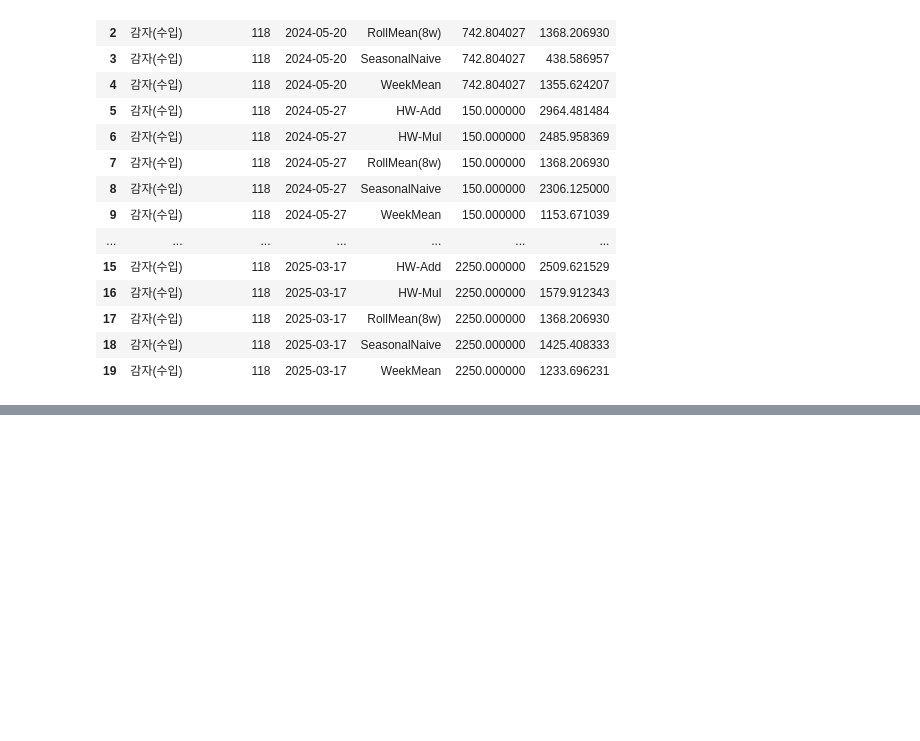
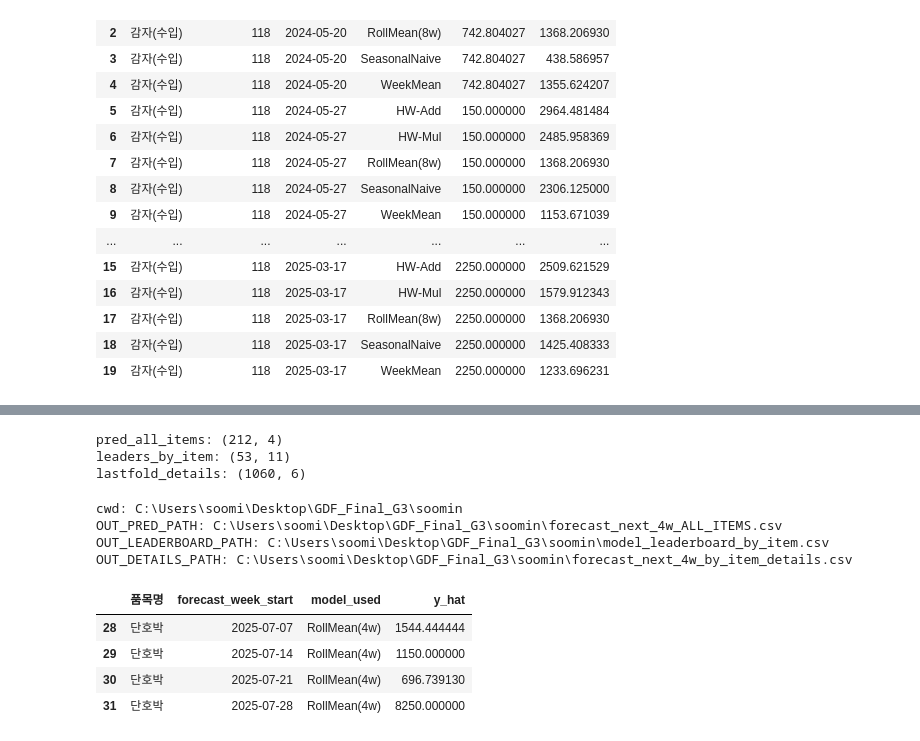
Before and after one commit to ssoom98/Data_Farmers, a Jupyter notebook: soomin/BASELINE_MODEL.ipynb, the cells around one changed output, grey strips where cells are left out. Drawn from its saved outputs; the diff is of its cells as text; code cells hidden in the pictures; blank space fills up the shorter version.

```diff
--- a/soomin/BASELINE_MODEL.ipynb
+++ b/soomin/BASELINE_MODEL.ipynb
@@ -491,0 +878,27 @@ display(lastfold_details.head(20))
+# %%
+print("pred_all_items:", pred_all_items.shape)
+print("leaders_by_item:", leaders_by_item.shape)
+print("lastfold_details:", lastfold_details.shape)
+# %% [output]
+pred_all_items: (212, 4)
+leaders_by_item: (53, 11)
+lastfold_details: (1060, 6)
+# %%
+import os
+print("cwd:", os.getcwd())
+print("OUT_PRED_PATH:", os.path.abspath(OUT_PRED_PATH))
+print("OUT_LEADERBOARD_PATH:", os.path.abspath(OUT_LEADERBOARD_PATH))
+print("OUT_DETAILS_PATH:", os.path.abspath(OUT_DETAILS_PATH))
+# %% [output]
+cwd: C:\Users\soomi\Desktop\GDF_Final_G3\soomin
+OUT_PRED_PATH: C:\Users\soomi\Desktop\GDF_Final_G3\soomin\forecast_next_4w_ALL_ITEMS.csv
+OUT_LEADERBOARD_PATH: C:\Users\soomi\Desktop\GDF_Final_G3\soomin\model_leaderboard_by_item.csv
+OUT_DETAILS_PATH: C:\Users\soomi\Desktop\GDF_Final_G3\soomin\forecast_next_4w_by_item_details.csv
+# %%
+pred_all_items[pred_all_items["품목명"]=="단호박"]
+# %% [output]
+|  | 품목명 | forecast_week_start | model_used | y_hat |
+| 28 | 단호박 | 2025-07-07 | RollMean(4w) | 1544.444444 |
+| 29 | 단호박 | 2025-07-14 | RollMean(4w) | 1150.000000 |
+| 30 | 단호박 | 2025-07-21 | RollMean(4w) | 696.739130 |
+| 31 | 단호박 | 2025-07-28 | RollMean(4w) | 8250.000000 |
```
Also changed, not shown: parts of 2 cells of this notebook, 39 other files.
